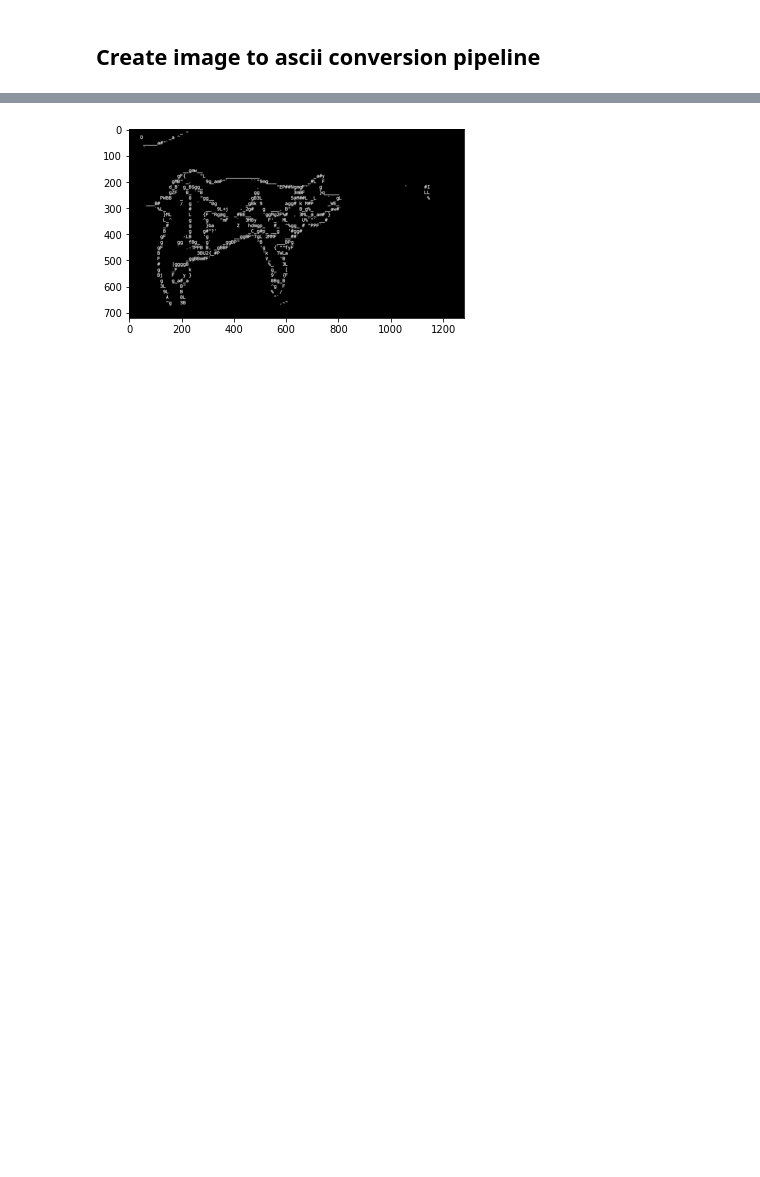
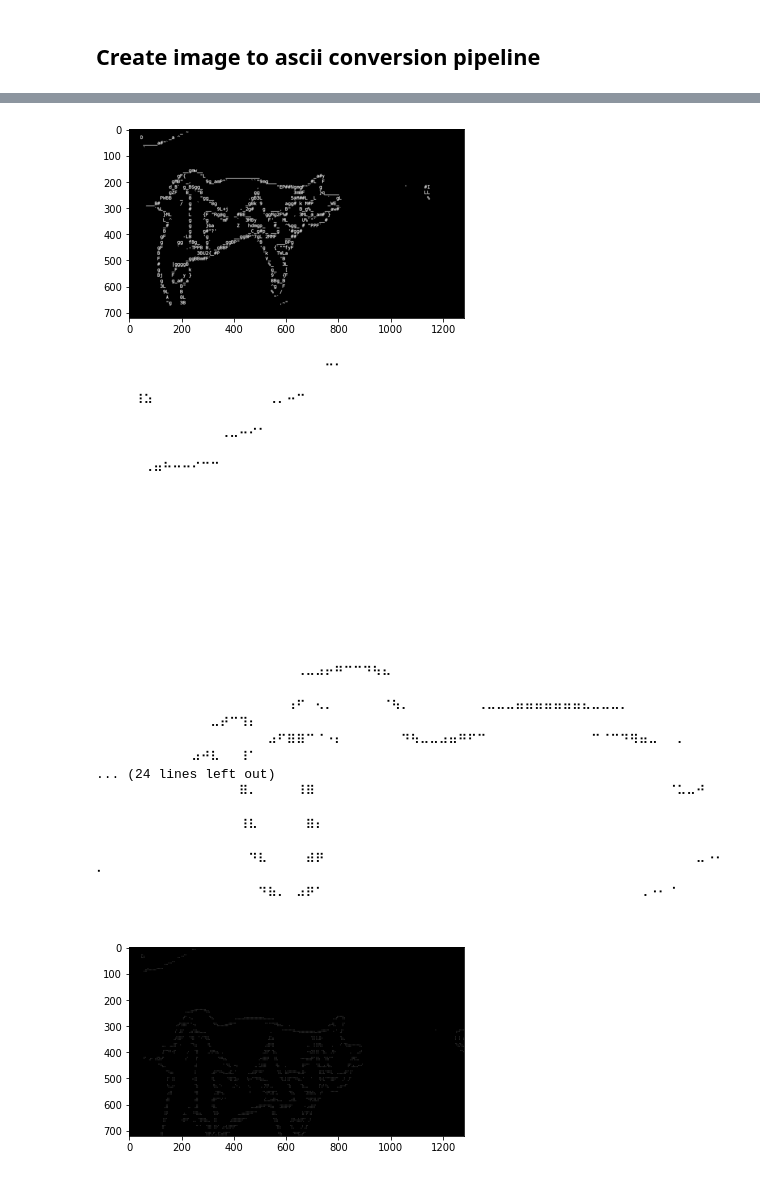
Before and after one commit to GlennSwinnen/ascii-render, a Jupyter notebook: ascii-render.ipynb, the cells around one changed output, grey strips where cells are left out. Drawn from its saved outputs; the diff is of its cells as text; code cells hidden in the pictures; blank space fills up the shorter version.

Commit message:
add braille pipeline

```diff
--- a/ascii-render.ipynb
+++ b/ascii-render.ipynb
@@ -104,36 +108,69 @@ ascii_steps = [
     )
 ]
 
-source = FileSource("image/in/biscuit.jpg")
-sink = FileSink("image/out/biscuit_ascii.jpg")
-ascii_pipeline = Pipeline(ascii_steps, source, sink)
+ascii_source = FileSource("image/in/biscuit.jpg")
+ascii_sink = FileSink("image/out/biscuit_ascii.jpg")
+ascii_pipeline = Pipeline(ascii_steps, ascii_source, ascii_sink)
 ascii_pipeline.show_process()
+
+braille_steps = ascii_steps[:-1]
+braille_steps.append(
+    AsciiStep(
+        braille_palette,
+        braille_str,
+        braille_superpixel_size,
+        braille_font_size,
+        braille_font_path
+    )
+)
+braille_source = FileSource("image/in/biscuit.jpg")
+braille_sink = FileSink("image/out/biscuit_braille.jpg")
+braille_pipeline = Pipeline(braille_steps, braille_source, braille_sink)
+braille_pipeline.show_final()
 # %% [output]
 [figure]
 [figure]
 [figure]
 [figure]
 [figure]
 [figure]
 [figure]
 [figure]
 [figure]
 [figure]
                   _ ~
     D         _a ^
      _____a#"`
      `
 
 
 
                    __gmw__
                  gF{     "L       ____________                   _a#y
                gMB" _,     9g_amP"`        ``"9mg___           _#L  F
               d_B` g_B$gg_                   ,      "EP##NgmgF"`   g                             '      #I
               gZF   B_ `"B                  gg            3mBF     }q_____                              LL
 ... (16 lines left out)
            3L     B"                              ^g  F
             9L    B                               %  /
              A    8L                               "`
              "g   3B                                 ,~"
 [figure]
+⠀⠀⠀⠀⠀⠀⠀⠀⠀⠀⠀⠀⠀⠀⠀⠀⠀⠀⠀⠀⠀⠀⠀⠀⠒⠂⠀⠀⠀⠀⠀⠀⠀⠀⠀⠀⠀⠀⠀⠀⠀⠀⠀⠀⠀⠀⠀⠀⠀⠀⠀⠀⠀⠀⠀⠀⠀⠀⠀⠀⠀⠀⠀⠀⠀⠀⠀⠀⠀⠀⠀⠀⠀⠀⠀⠀⠀⠀⠀⠀⠀⠀⠀⠀⠀⠀⠀⠀⠀⠀⠀⠀⠀⠀⠀⠀⠀⠀⠀⠀⠀⠀⠀⠀⠀⠀⠀⠀⠀⠀⠀⠀⠀⠀⠀⠀⠀⠀⠀⠀⠀⠀⠀⠀⠀⠀⠀⠀
+⠀⠀⠀⠀⠸⠵⠀⠀⠀⠀⠀⠀⠀⠀⠀⠀⠀⠀⠠⠄⠒⠉⠀⠀⠀⠀⠀⠀⠀⠀⠀⠀⠀⠀⠀⠀⠀⠀⠀⠀⠀⠀⠀⠀⠀⠀⠀⠀⠀⠀⠀⠀⠀⠀⠀⠀⠀⠀⠀⠀⠀⠀⠀⠀⠀⠀⠀⠀⠀⠀⠀⠀⠀⠀⠀⠀⠀⠀⠀⠀⠀⠀⠀⠀⠀⠀⠀⠀⠀⠀⠀⠀⠀⠀⠀⠀⠀⠀⠀⠀⠀⠀⠀⠀⠀⠀⠀⠀⠀⠀⠀⠀⠀⠀⠀⠀⠀⠀⠀⠀⠀⠀⠀⠀⠀⠀⠀⠀
+⠀⠀⠀⠀⠀⠀⠀⠀⠀⠀⠀⠀⠀⠠⠤⠒⠊⠁⠀⠀⠀⠀⠀⠀⠀⠀⠀⠀⠀⠀⠀⠀⠀⠀⠀⠀⠀⠀⠀⠀⠀⠀⠀⠀⠀⠀⠀⠀⠀⠀⠀⠀⠀⠀⠀⠀⠀⠀⠀⠀⠀⠀⠀⠀⠀⠀⠀⠀⠀⠀⠀⠀⠀⠀⠀⠀⠀⠀⠀⠀⠀⠀⠀⠀⠀⠀⠀⠀⠀⠀⠀⠀⠀⠀⠀⠀⠀⠀⠀⠀⠀⠀⠀⠀⠀⠀⠀⠀⠀⠀⠀⠀⠀⠀⠀⠀⠀⠀⠀⠀⠀⠀⠀⠀⠀⠀⠀⠀
+⠀⠀⠀⠀⠀⠠⠶⠓⠒⠒⠊⠉⠉⠀⠀⠀⠀⠀⠀⠀⠀⠀⠀⠀⠀⠀⠀⠀⠀⠀⠀⠀⠀⠀⠀⠀⠀⠀⠀⠀⠀⠀⠀⠀⠀⠀⠀⠀⠀⠀⠀⠀⠀⠀⠀⠀⠀⠀⠀⠀⠀⠀⠀⠀⠀⠀⠀⠀⠀⠀⠀⠀⠀⠀⠀⠀⠀⠀⠀⠀⠀⠀⠀⠀⠀⠀⠀⠀⠀⠀⠀⠀⠀⠀⠀⠀⠀⠀⠀⠀⠀⠀⠀⠀⠀⠀⠀⠀⠀⠀⠀⠀⠀⠀⠀⠀⠀⠀⠀⠀⠀⠀⠀⠀⠀⠀⠀⠀
+⠀⠀⠀⠀⠀⠀⠀⠀⠀⠀⠀⠀⠀⠀⠀⠀⠀⠀⠀⠀⠀⠀⠀⠀⠀⠀⠀⠀⠀⠀⠀⠀⠀⠀⠀⠀⠀⠀⠀⠀⠀⠀⠀⠀⠀⠀⠀⠀⠀⠀⠀⠀⠀⠀⠀⠀⠀⠀⠀⠀⠀⠀⠀⠀⠀⠀⠀⠀⠀⠀⠀⠀⠀⠀⠀⠀⠀⠀⠀⠀⠀⠀⠀⠀⠀⠀⠀⠀⠀⠀⠀⠀⠀⠀⠀⠀⠀⠀⠀⠀⠀⠀⠀⠀⠀⠀⠀⠀⠀⠀⠀⠀⠀⠀⠀⠀⠀⠀⠀⠀⠀⠀⠀⠀⠀⠀⠀⠀
+⠀⠀⠀⠀⠀⠀⠀⠀⠀⠀⠀⠀⠀⠀⠀⠀⠀⠀⠀⠀⠀⠀⠀⠀⠀⠀⠀⠀⠀⠀⠀⠀⠀⠀⠀⠀⠀⠀⠀⠀⠀⠀⠀⠀⠀⠀⠀⠀⠀⠀⠀⠀⠀⠀⠀⠀⠀⠀⠀⠀⠀⠀⠀⠀⠀⠀⠀⠀⠀⠀⠀⠀⠀⠀⠀⠀⠀⠀⠀⠀⠀⠀⠀⠀⠀⠀⠀⠀⠀⠀⠀⠀⠀⠀⠀⠀⠀⠀⠀⠀⠀⠀⠀⠀⠀⠀⠀⠀⠀⠀⠀⠀⠀⠀⠀⠀⠀⠀⠀⠀⠀⠀⠀⠀⠀⠀⠀⠀
+⠀⠀⠀⠀⠀⠀⠀⠀⠀⠀⠀⠀⠀⠀⠀⠀⠀⠀⠀⠀⠀⠀⠀⠀⠀⠀⠀⠀⠀⠀⠀⠀⠀⠀⠀⠀⠀⠀⠀⠀⠀⠀⠀⠀⠀⠀⠀⠀⠀⠀⠀⠀⠀⠀⠀⠀⠀⠀⠀⠀⠀⠀⠀⠀⠀⠀⠀⠀⠀⠀⠀⠀⠀⠀⠀⠀⠀⠀⠀⠀⠀⠀⠀⠀⠀⠀⠀⠀⠀⠀⠀⠀⠀⠀⠀⠀⠀⠀⠀⠀⠀⠀⠀⠀⠀⠀⠀⠀⠀⠀⠀⠀⠀⠀⠀⠀⠀⠀⠀⠀⠀⠀⠀⠀⠀⠀⠀⠀
+⠀⠀⠀⠀⠀⠀⠀⠀⠀⠀⠀⠀⠀⠀⠀⠀⠀⠀⠀⠀⠀⠀⠀⠀⠀⠀⠀⠀⠀⠀⠀⠀⠀⠀⠀⠀⠀⠀⠀⠀⠀⠀⠀⠀⠀⠀⠀⠀⠀⠀⠀⠀⠀⠀⠀⠀⠀⠀⠀⠀⠀⠀⠀⠀⠀⠀⠀⠀⠀⠀⠀⠀⠀⠀⠀⠀⠀⠀⠀⠀⠀⠀⠀⠀⠀⠀⠀⠀⠀⠀⠀⠀⠀⠀⠀⠀⠀⠀⠀⠀⠀⠀⠀⠀⠀⠀⠀⠀⠀⠀⠀⠀⠀⠀⠀⠀⠀⠀⠀⠀⠀⠀⠀⠀⠀⠀⠀⠀
+⠀⠀⠀⠀⠀⠀⠀⠀⠀⠀⠀⠀⠀⠀⠀⠀⠀⠀⠀⠀⠀⠀⠀⠀⠀⠀⠀⠀⠀⠀⠀⠀⠀⠀⠀⠀⠀⠀⠀⠀⠀⠀⠀⠀⠀⠀⠀⠀⠀⠀⠀⠀⠀⠀⠀⠀⠀⠀⠀⠀⠀⠀⠀⠀⠀⠀⠀⠀⠀⠀⠀⠀⠀⠀⠀⠀⠀⠀⠀⠀⠀⠀⠀⠀⠀⠀⠀⠀⠀⠀⠀⠀⠀⠀⠀⠀⠀⠀⠀⠀⠀⠀⠀⠀⠀⠀⠀⠀⠀⠀⠀⠀⠀⠀⠀⠀⠀⠀⠀⠀⠀⠀⠀⠀⠀⠀⠀⠀
+⠀⠀⠀⠀⠀⠀⠀⠀⠀⠀⠀⠀⠀⠀⠀⠀⠀⠀⠀⠀⠀⠠⠤⠴⠖⠛⠉⠉⠙⠳⠦⠀⠀⠀⠀⠀⠀⠀⠀⠀⠀⠀⠀⠀⠀⠀⠀⠀⠀⠀⠀⠀⠀⠀⠀⠀⠀⠀⠀⠀⠀⠀⠀⠀⠀⠀⠀⠀⠀⠀⠀⠀⠀⠀⠀⠀⠀⠀⠀⠀⠀⠀⠀⠀⠀⠀⠀⠀⠀⠀⠀⠀⠀⠀⠀⠀⠀⠀⠀⠀⠀⠀⠀⠀⠀⠀⠀⠀⠀⠀⠀⠀⠀⠀⠀⠀⠀⠀⠀⠀⠀⠀⠀⠀⠀⠀⠀⠀
+⠀⠀⠀⠀⠀⠀⠀⠀⠀⠀⠀⠀⠀⠀⠀⠀⠀⠀⠀⠀⠰⠋⠀⠢⠄⠀⠀⠀⠀⠀⠈⠳⠄⠀⠀⠀⠀⠀⠀⠀⠠⠤⠤⠤⠶⠶⠶⠶⠶⠶⠶⠦⠤⠤⠤⠄⠀⠀⠀⠀⠀⠀⠀⠀⠀⠀⠀⠀⠀⠀⠀⠀⠀⠀⠀⠀⠀⠀⠤⠞⠉⠹⠆⠀⠀⠀⠀⠀⠀⠀⠀⠀⠀⠀⠀⠀⠀⠀⠀⠀⠀⠀⠀⠀⠀⠀⠀⠀⠀⠀⠀⠀⠀⠀⠀⠀⠀⠀⠀⠀⠀⠀⠀⠀⠀⠀⠀⠀
+⠀⠀⠀⠀⠀⠀⠀⠀⠀⠀⠀⠀⠀⠀⠀⠀⠀⠀⠴⠋⠿⠿⠉⠈⠐⠆⠀⠀⠀⠀⠀⠀⠙⠳⠤⠤⠴⠶⠛⠋⠉⠀⠀⠀⠀⠀⠀⠀⠀⠀⠀⠀⠉⠈⠉⠙⠻⠶⠤⠀⠀⠄⠀⠀⠀⠀⠀⠀⠀⠀⠀⠀⠀⠀⠀⠀⠴⠚⠧⠀⠀⠸⠁⠀⠀⠀⠀⠀⠀⠀⠀⠀⠀⠀⠀⠀⠀⠀⠀⠀⠀⠀⠀⠀⠀⠀⠀⠀⠀⠀⠀⠀⠀⠀⠀⠀⠀⠀⠀⠀⠀⠀⠀⠀⠀⠀⠀⠀
+... (24 lines left out)
+⠀⠀⠀⠀⠀⠀⠀⠀⠀⠀⠀⠀⠀⠀⠀⠿⠄⠀⠀⠀⠀⠸⠿⠀⠀⠀⠀⠀⠀⠀⠀⠀⠀⠀⠀⠀⠀⠀⠀⠀⠀⠀⠀⠀⠀⠀⠀⠀⠀⠀⠀⠀⠀⠀⠀⠀⠀⠀⠀⠀⠈⠥⠤⠚⠀⠀⠀⠀⠀⠀⠀⠀⠀⠀⠀⠀⠀⠀⠀⠀⠀⠀⠀⠀⠀⠀⠀⠀⠀⠀⠀⠀⠀⠀⠀⠀⠀⠀⠀⠀⠀⠀⠀⠀⠀⠀⠀⠀⠀⠀⠀⠀⠀⠀⠀⠀⠀⠀⠀⠀⠀⠀⠀⠀⠀⠀⠀⠀
+⠀⠀⠀⠀⠀⠀⠀⠀⠀⠀⠀⠀⠀⠀⠀⠸⠧⠀⠀⠀⠀⠀⠿⠆⠀⠀⠀⠀⠀⠀⠀⠀⠀⠀⠀⠀⠀⠀⠀⠀⠀⠀⠀⠀⠀⠀⠀⠀⠀⠀⠀⠀⠀⠀⠀⠀⠀⠀⠀⠀⠀⠀⠀⠀⠀⠀⠀⠀⠀⠀⠀⠀⠀⠀⠀⠀⠀⠀⠀⠀⠀⠀⠀⠀⠀⠀⠀⠀⠀⠀⠀⠀⠀⠀⠀⠀⠀⠀⠀⠀⠀⠀⠀⠀⠀⠀⠀⠀⠀⠀⠀⠀⠀⠀⠀⠀⠀⠀⠀⠀⠀⠀⠀⠀⠀⠀⠀⠀
+⠀⠀⠀⠀⠀⠀⠀⠀⠀⠀⠀⠀⠀⠀⠀⠀⠙⠧⠀⠀⠀⠀⠾⠟⠀⠀⠀⠀⠀⠀⠀⠀⠀⠀⠀⠀⠀⠀⠀⠀⠀⠀⠀⠀⠀⠀⠀⠀⠀⠀⠀⠀⠀⠀⠀⠀⠀⠀⠀⠀⠀⠀⠀⠤⠐⠂⠁⠀⠀⠀⠀⠀⠀⠀⠀⠀⠀⠀⠀⠀⠀⠀⠀⠀⠀⠀⠀⠀⠀⠀⠀⠀⠀⠀⠀⠀⠀⠀⠀⠀⠀⠀⠀⠀⠀⠀⠀⠀⠀⠀⠀⠀⠀⠀⠀⠀⠀⠀⠀⠀⠀⠀⠀⠀⠀⠀⠀⠀
+⠀⠀⠀⠀⠀⠀⠀⠀⠀⠀⠀⠀⠀⠀⠀⠀⠀⠙⠷⠄⠀⠴⠟⠁⠀⠀⠀⠀⠀⠀⠀⠀⠀⠀⠀⠀⠀⠀⠀⠀⠀⠀⠀⠀⠀⠀⠀⠀⠀⠀⠀⠀⠀⠀⠀⠀⠀⠠⠐⠂⠈⠀⠀⠀⠀⠀⠀⠀⠀⠀⠀⠀⠀⠀⠀⠀⠀⠀⠀⠀⠀⠀⠀⠀⠀⠀⠀⠀⠀⠀⠀⠀⠀⠀⠀⠀⠀⠀⠀⠀⠀⠀⠀⠀⠀⠀⠀⠀⠀⠀⠀⠀⠀⠀⠀⠀⠀⠀⠀⠀⠀⠀⠀⠀⠀⠀⠀⠀
+[figure, added]
```
Also changed, not shown: parts of 2 cells of this notebook, 4 other files.
